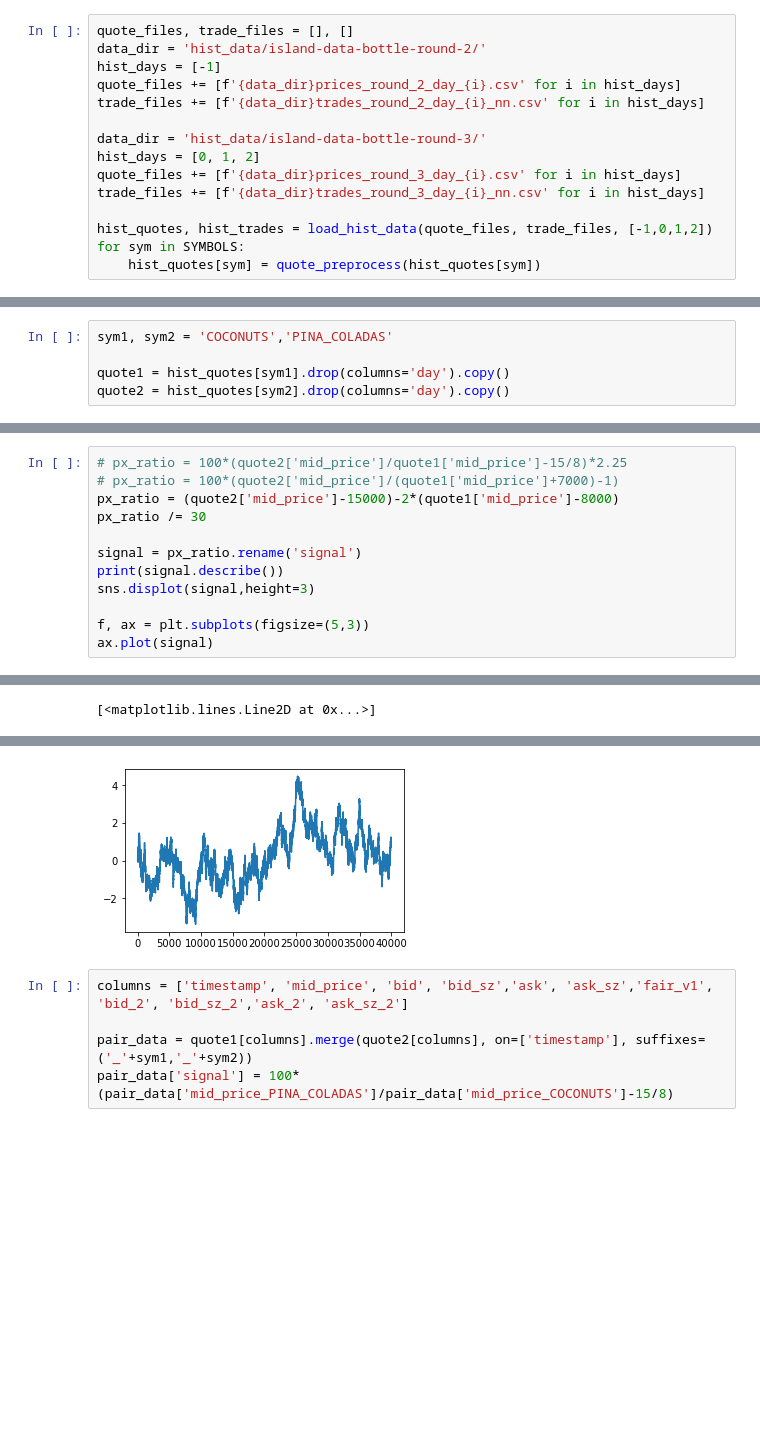
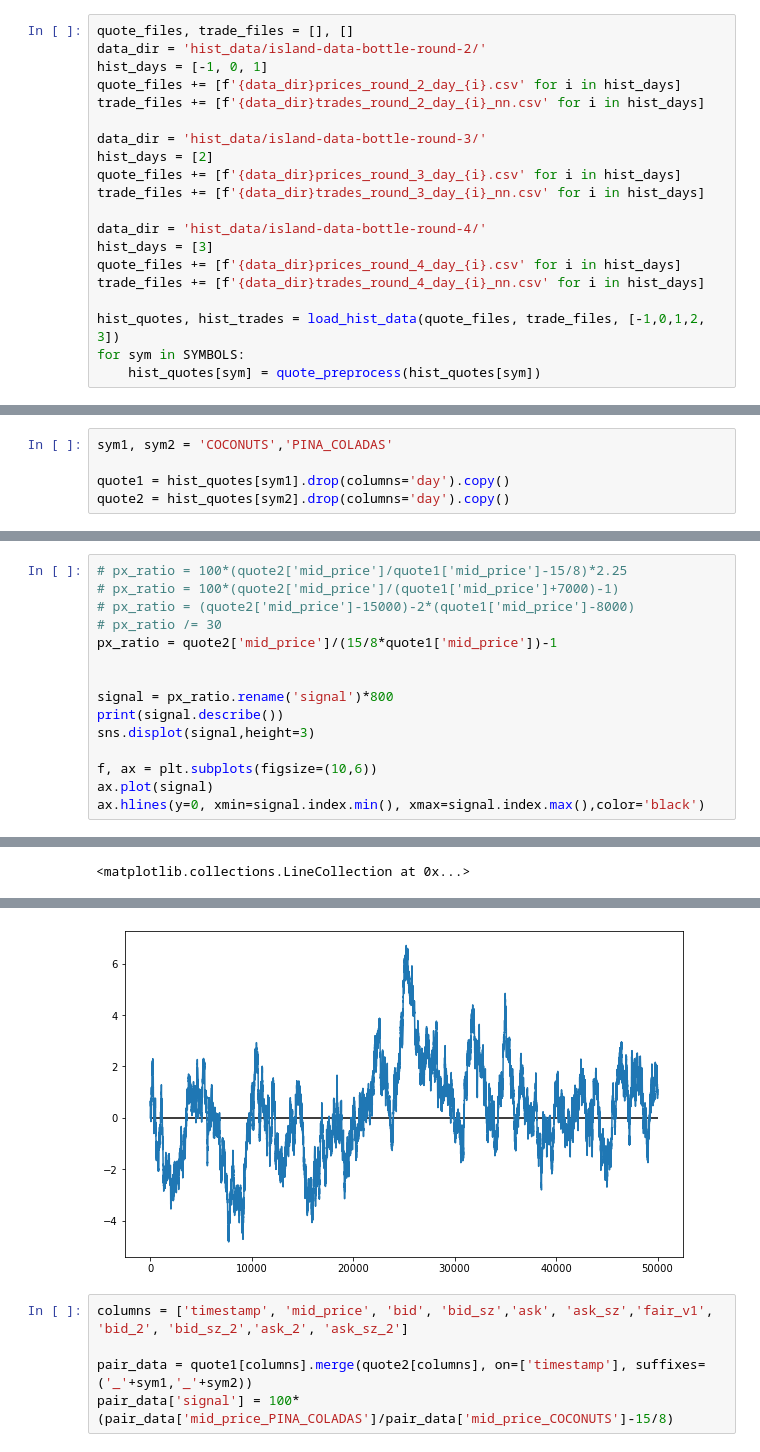
Before and after one commit to XiuLuoShen/imc_prosperity, a Jupyter notebook: Pairs.ipynb, the cells around one changed output, grey strips where cells are left out. Drawn from its saved outputs; the diff is of its cells as text; blank space fills up the shorter version.

```diff
--- a/Pairs.ipynb
+++ b/Pairs.ipynb
@@ -293,16 +293,21 @@ def plot_col_sym(md, sym, col):
 # %%
 quote_files, trade_files = [], []
 data_dir = 'hist_data/island-data-bottle-round-2/'
-hist_days = [-1]
+hist_days = [-1, 0, 1]
 quote_files += [f'{data_dir}prices_round_2_day_{i}.csv' for i in hist_days]
 trade_files += [f'{data_dir}trades_round_2_day_{i}_nn.csv' for i in hist_days]
 
 data_dir = 'hist_data/island-data-bottle-round-3/'
-hist_days = [0, 1, 2]
+hist_days = [2]
 quote_files += [f'{data_dir}prices_round_3_day_{i}.csv' for i in hist_days]
 trade_files += [f'{data_dir}trades_round_3_day_{i}_nn.csv' for i in hist_days]
 
-hist_quotes, hist_trades = load_hist_data(quote_files, trade_files, [-1,0,1,2])
+data_dir = 'hist_data/island-data-bottle-round-4/'
+hist_days = [3]
+quote_files += [f'{data_dir}prices_round_4_day_{i}.csv' for i in hist_days]
+trade_files += [f'{data_dir}trades_round_4_day_{i}_nn.csv' for i in hist_days]
+
+hist_quotes, hist_trades = load_hist_data(quote_files, trade_files, [-1,0,1,2, 3])
 for sym in SYMBOLS:
     hist_quotes[sym] = quote_preprocess(hist_quotes[sym])
 # %%
@@ -461,13 +466,16 @@ plt.tight_layout()
 # %%
 # px_ratio = 100*(quote2['mid_price']/quote1['mid_price']-15/8)*2.25
 # px_ratio = 100*(quote2['mid_price']/(quote1['mid_price']+7000)-1)
-px_ratio = (quote2['mid_price']-15000)-2*(quote1['mid_price']-8000)
-px_ratio /= 30
+# px_ratio = (quote2['mid_price']-15000)-2*(quote1['mid_price']-8000)
+# px_ratio /= 30
+px_ratio = quote2['mid_price']/(15/8*quote1['mid_price'])-1
 
-signal = px_ratio.rename('signal')
+
+signal = px_ratio.rename('signal')*800
 print(signal.describe())
 sns.displot(signal,height=3)
 
-f, ax = plt.subplots(figsize=(5,3))
+f, ax = plt.subplots(figsize=(10,6))
 ax.plot(signal)
+ax.hlines(y=0, xmin=signal.index.min(), xmax=signal.index.max(),color='black')
 # %% [output]
@@ -482,2 +490,2 @@ max          4.483333
 Name: signal, dtype: float64
-[<matplotlib.lines.Line2D at 0x...>]
+<matplotlib.collections.LineCollection at 0x...>
@@ -485,4 +493,4 @@ Name: signal, dtype: float64
-[figure, old version]
+[figure, new version]
 # %%
 columns = ['timestamp', 'mid_price', 'bid', 'bid_sz','ask', 'ask_sz','fair_v1', 'bid_2', 'bid_sz_2','ask_2', 'ask_sz_2']
 
```
Also changed, not shown: parts of 4 cells of this notebook, 5 other files.
